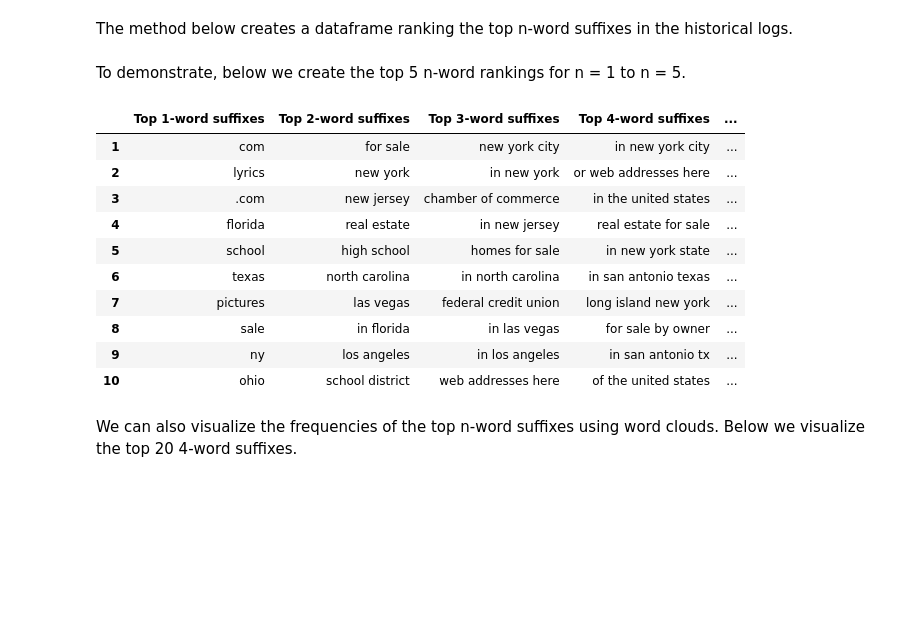
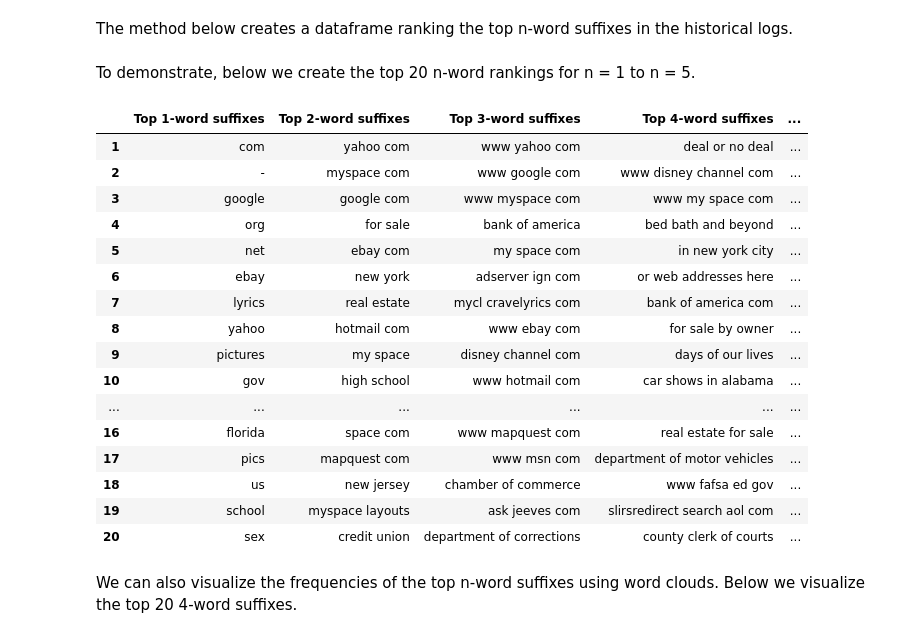
Before and after one commit to ReinierKoops/IR_project_02, a Jupyter notebook: notebooks/Features.ipynb, the cells around one changed output. Cells and saved outputs as stored; diff of their text form; code cells hidden in the pictures; blank space fills up the shorter version.

```diff
--- a/notebooks/Features.ipynb
+++ b/notebooks/Features.ipynb
@@ -21,12 +24,11 @@ Then, we create all possible suffixes by splitting the queries in words and iter
 # %%
 suffixes = []
 
-for i, row in queries.iterrows():
+for i, row in tqdm_notebook(queries.iterrows(), total=queries.shape[0]):
     query = row['Query']
     if isinstance(query, str):
         line = re.sub(r"\.(.)", r" \1", query)
-        queries.at[i, 'Query'] = line
-        words = query.split()
+        words = line.split()
         for j in range(0, len(words)):
             suffix = " ".join(words[j:])
             suffixes.append(suffix)
@@ -40,5 +45,2 @@ with h5py.File('pickles/historical_logs.h5', 'w') as hf:
 # %% [markdown]
 If we already have a save-file, we can skip the steps performed before and start from this point on by reading the file in.
-# %%
-with h5py.File('pickles/historical_logs.h5', 'r') as hf:
-    suffixes = hf['historical_logs'][:]
@@ -45,10 +53,8 @@ with h5py.File('pickles/historical_logs.h5', 'r') as hf:
 # %% [markdown]
 We create a dictionary of all the candidates by using a counter from the collections library. We sort the values to analyze the top-n occuring candidates.
 # %%
-suffixes = np.load('pickles/suffix_candidates.npy')
-
 historical_dict = collections.Counter(suffixes)
-# historical_sorted = sorted(historical_dict, key=historical_dict.get, reverse=True)
+historical_sorted = sorted(historical_dict, key=historical_dict.get, reverse=True)
 # %% [markdown]
 The method below creates a dataframe ranking the top n-word suffixes in the historical logs.
 # %%
@@ -61,27 +67,33 @@ def create_ranking(sorted_history, top_n=10, max_word_length=3):
     for suffix in sorted_history:
         length = len(suffix.split())
         for i in range(1, max_word_length + 1):
-            if length == i and indices[i-1] <= 10:
+            if length == i and indices[i-1] <= top_n:
                 top_candidates.at[indices[i-1], "Top "+str(i)+"-word suffixes"] = suffix
                 indices[i-1] += 1
     return top_candidates
 # %% [markdown]
-To demonstrate, below we create the top 5 n-word rankings for n = 1 to n = 5.
+To demonstrate, below we create the top 20 n-word rankings for n = 1 to n = 5.
 # %%
-top_candidates = create_ranking(historical_sorted, top_n=5, max_word_length=5)
+top_candidates = create_ranking(historical_sorted, top_n=20, max_word_length=5)
 display(HTML(top_candidates.to_html()))
 # %% [output]
 |  | Top 1-word suffixes | Top 2-word suffixes | Top 3-word suffixes | Top 4-word suffixes | ... |
-| 1 | com | for sale | new york city | in new york city | ... |
-| 2 | lyrics | new york | in new york | or web addresses here | ... |
-| 3 | .com | new jersey | chamber of commerce | in the united states | ... |
-| 4 | florida | real estate | in new jersey | real estate for sale | ... |
-| 5 | school | high school | homes for sale | in new york state | ... |
-| 6 | texas | north carolina | in north carolina | in san antonio texas | ... |
-| 7 | pictures | las vegas | federal credit union | long island new york | ... |
-| 8 | sale | in florida | in las vegas | for sale by owner | ... |
-| 9 | ny | los angeles | in los angeles | in san antonio tx | ... |
-| 10 | ohio | school district | web addresses here | of the united states | ... |
+| 1 | com | yahoo com | www yahoo com | deal or no deal | ... |
+| 2 | - | myspace com | www google com | www disney channel com | ... |
+| 3 | google | google com | www myspace com | www my space com | ... |
+| 4 | org | for sale | bank of america | bed bath and beyond | ... |
+| 5 | net | ebay com | my space com | in new york city | ... |
+| 6 | ebay | new york | adserver ign com | or web addresses here | ... |
+| 7 | lyrics | real estate | mycl cravelyrics com | bank of america com | ... |
+| 8 | yahoo | hotmail com | www ebay com | for sale by owner | ... |
+| 9 | pictures | my space | disney channel com | days of our lives | ... |
+| 10 | gov | high school | www hotmail com | car shows in alabama | ... |
+| ... | ... | ... | ... | ... | ... |
+| 16 | florida | space com | www mapquest com | real estate for sale | ... |
+| 17 | pics | mapquest com | www msn com | department of motor vehicles | ... |
+| 18 | us | new jersey | chamber of commerce | www fafsa ed gov | ... |
+| 19 | school | myspace layouts | ask jeeves com | slirsredirect search aol com | ... |
+| 20 | sex | credit union | department of corrections | county clerk of courts | ... |
 # %% [markdown]
 We can also visualize the frequencies of the top n-word suffixes using word clouds. Below we visualize the top 20 4-word suffixes.
 # %%
```
Also changed, not shown: parts of 12 cells of this notebook.
